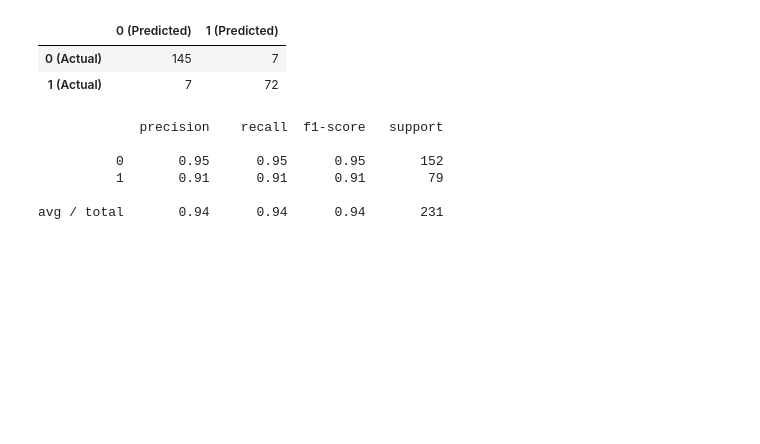
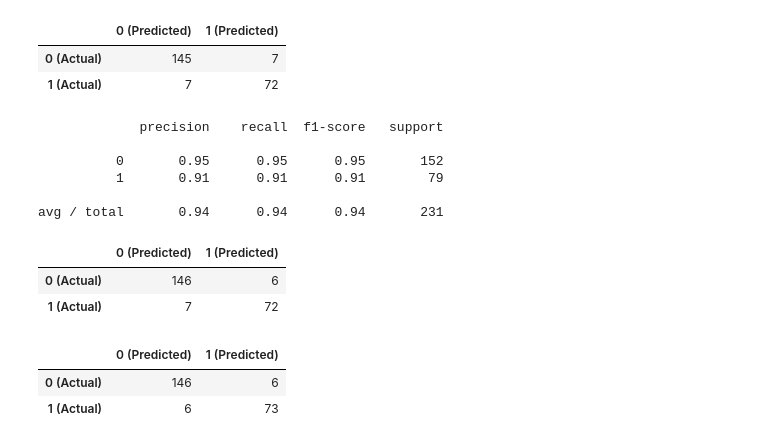
Before and after one commit to sethbunke/IntroductionToMachineLearning-LogisticRegression, a Jupyter notebook: ipython_notebooks/Introduction to Machine Learning - Logistic Regression-backup.ipynb, the cells around one changed output. Cells and saved outputs as stored; diff of their text form; code cells hidden in the pictures; blank space fills up the shorter version.

Commit message:
tests around rescaling data

```diff
--- a/ipython_notebooks/Introduction to Machine Learning - Logistic Regression-backup.ipynb
+++ b/ipython_notebooks/Introduction to Machine Learning - Logistic Regression-backup.ipynb
@@ -304,3 +306,31 @@ print(report)
           1       0.91      0.91      0.91        79
 
 avg / total       0.94      0.94      0.94       231
+# %%
+#rescaling data - if columns have different scales
+min_max_scaler = MinMaxScaler(feature_range=(0, 1))
+rescaled_min_max_X = min_max_scaler.fit_transform(X)
+
+X_train_m, X_test_m, Y_train_m, Y_test_m = cross_validation.train_test_split(rescaled_min_max_X, Y, test_size=test_size, random_state=train_test_seed)
+model.fit(X_train_m, Y_train_m)
+predicted_m = model.predict(X_test_m)
+matrix_m = confusion_matrix(Y_test_m, predicted_m)
+pd.DataFrame(matrix_m, index=['0 (Actual)', '1 (Actual)'], columns=['0 (Predicted)', '1 (Predicted)'])
+# %% [output]
+|  | 0 (Predicted) | 1 (Predicted) |
+| 0 (Actual) | 146 | 6 |
+| 1 (Actual) | 7 | 72 |
+# %%
+#standardize data
+standard_scaler = StandardScaler().fit(X)
+rescaled_standard_X = standard_scaler.transform(X)
+
+X_train_s, X_test_s, Y_train_s, Y_test_s = cross_validation.train_test_split(rescaled_standard_X, Y, test_size=test_size, random_state=train_test_seed)
+model.fit(X_train_s, Y_train_s)
+predicted_s = model.predict(X_test_s)
+matrix_s = confusion_matrix(Y_test_s, predicted_s)
+pd.DataFrame(matrix_s, index=['0 (Actual)', '1 (Actual)'], columns=['0 (Predicted)', '1 (Predicted)'])
+# %% [output]
+|  | 0 (Predicted) | 1 (Predicted) |
+| 0 (Actual) | 146 | 6 |
+| 1 (Actual) | 6 | 73 |
```
Also changed, not shown: parts of 1 cell of this notebook, 1 other file.
